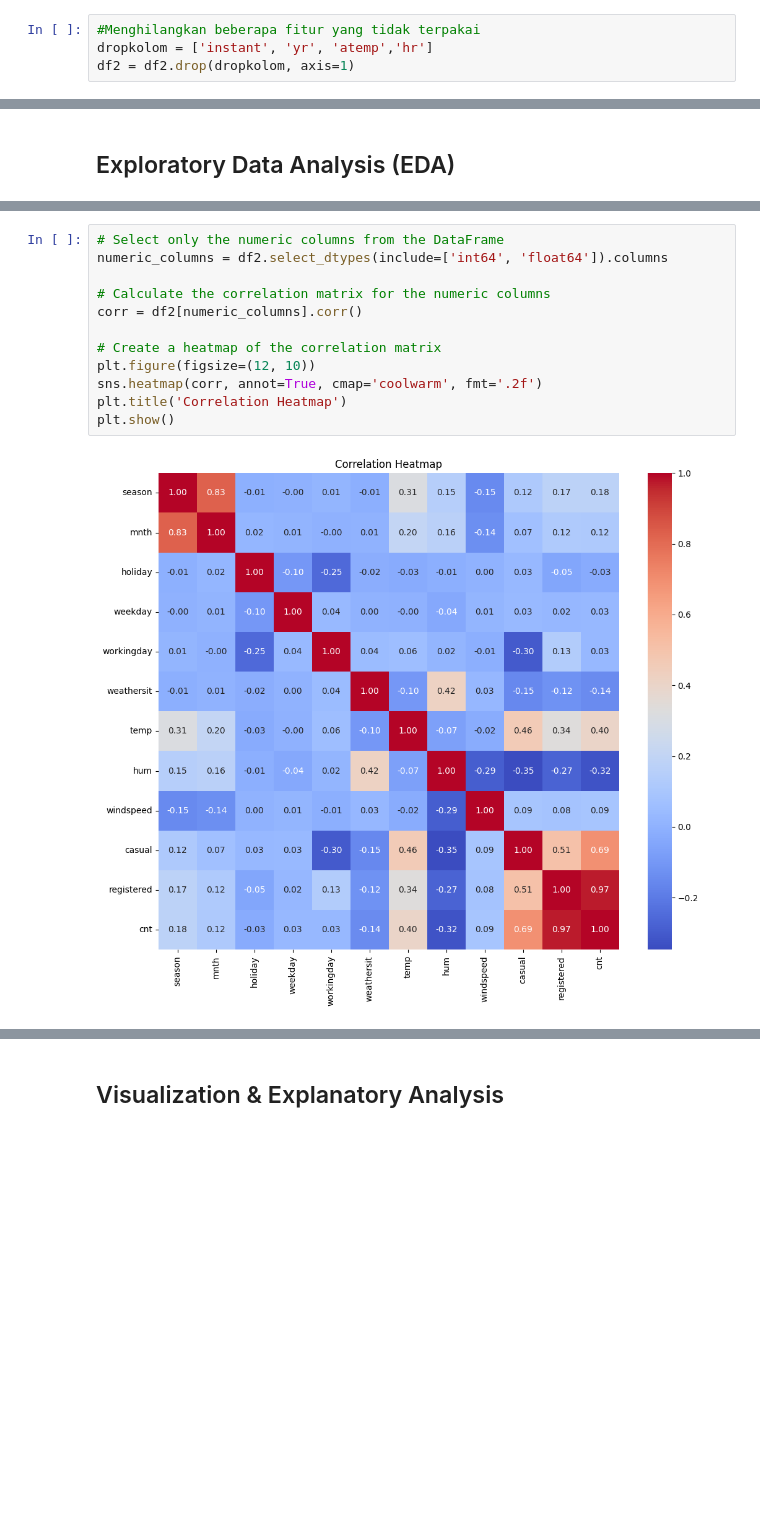
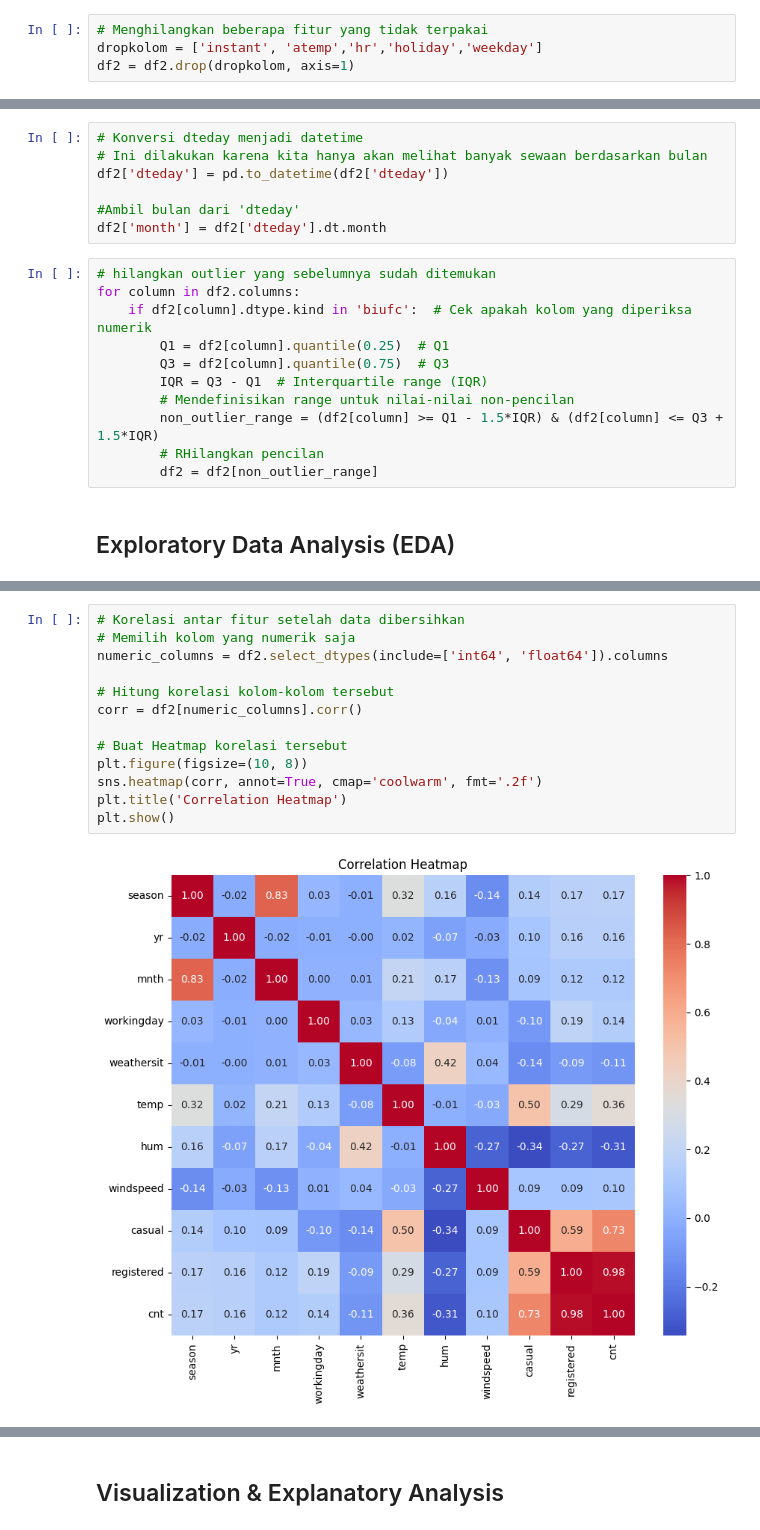
Before and after one commit to DhafindraStefano/ProyekAkhirAnalisisDataDicoding, a Jupyter notebook: Proyek_Akhir_Analisis_Data.ipynb, the cells around one changed output, grey strips where cells are left out. Drawn from its saved outputs; the diff is of its cells as text; blank space fills up the shorter version.

```diff
--- a/Proyek_Akhir_Analisis_Data.ipynb
+++ b/Proyek_Akhir_Analisis_Data.ipynb
@@ -156,6 +172,6 @@ cnt: 505 outliers
 # %% [markdown]
 ### Cleaning Data
 # %%
-#Menghilangkan beberapa fitur yang tidak terpakai
-dropkolom = ['instant', 'yr', 'atemp','hr']
+# Menghilangkan beberapa fitur yang tidak terpakai
+dropkolom = ['instant', 'atemp','hr','holiday','weekday']
 df2 = df2.drop(dropkolom, axis=1)
@@ -164,2 +178,20 @@ df2 = df2.drop(dropkolom, axis=1)
+# %%
+# Konversi dteday menjadi datetime
+# Ini dilakukan karena kita hanya akan melihat banyak sewaan berdasarkan bulan
+df2['dteday'] = pd.to_datetime(df2['dteday'])
+
+#Ambil bulan dari 'dteday'
+df2['month'] = df2['dteday'].dt.month
+# %%
+# hilangkan outlier yang sebelumnya sudah ditemukan
+for column in df2.columns:
+    if df2[column].dtype.kind in 'biufc':  # Cek apakah kolom yang diperiksa numerik
+        Q1 = df2[column].quantile(0.25)  # Q1
+        Q3 = df2[column].quantile(0.75)  # Q3
+        IQR = Q3 - Q1  # Interquartile range (IQR)
+        # Mendefinisikan range untuk nilai-nilai non-pencilan
+        non_outlier_range = (df2[column] >= Q1 - 1.5*IQR) & (df2[column] <= Q3 + 1.5*IQR)
+        # RHilangkan pencilan
+        df2 = df2[non_outlier_range]
 # %% [markdown]
 ## Exploratory Data Analysis (EDA)
@@ -168,15 +198,16 @@ df2 = df2.drop(dropkolom, axis=1)
 # %%
-# Select only the numeric columns from the DataFrame
+# Korelasi antar fitur setelah data dibersihkan
+# Memilih kolom yang numerik saja
 numeric_columns = df2.select_dtypes(include=['int64', 'float64']).columns
 
-# Calculate the correlation matrix for the numeric columns
+# Hitung korelasi kolom-kolom tersebut
 corr = df2[numeric_columns].corr()
 
-# Create a heatmap of the correlation matrix
-plt.figure(figsize=(12, 10))
+# Buat Heatmap korelasi tersebut
+plt.figure(figsize=(10, 8))
 sns.heatmap(corr, annot=True, cmap='coolwarm', fmt='.2f')
 plt.title('Correlation Heatmap')
 plt.show()
 # %% [output]
-[figure, old version]
+[figure, new version]
 # %%
```
Also changed, not shown: parts of 17 cells of this notebook.
